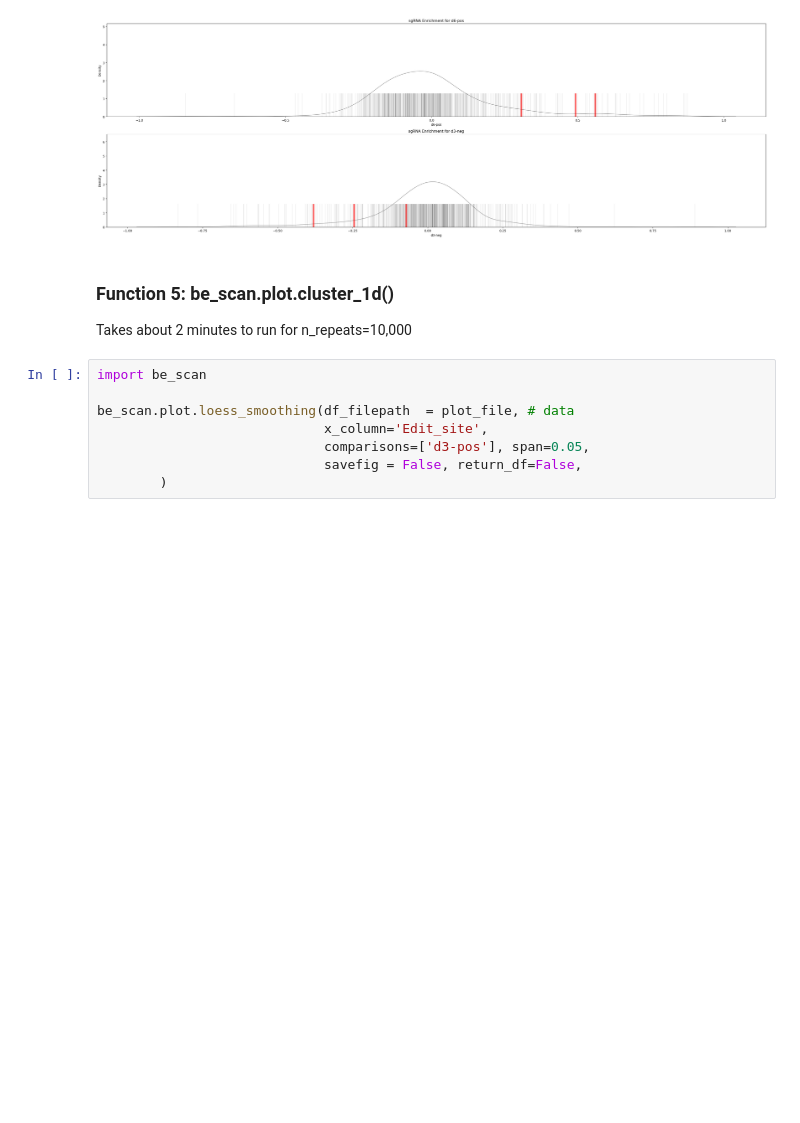
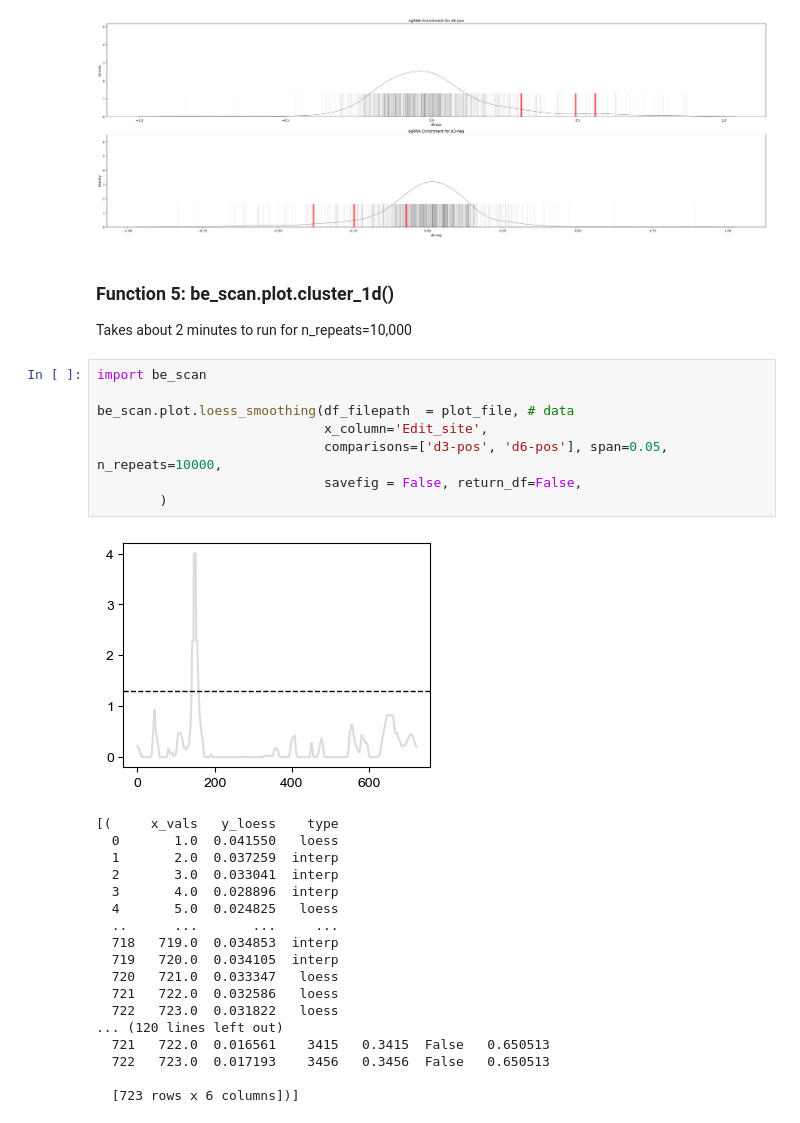
Before and after one commit to liaulab/be-scan, a Jupyter notebook: docs/source/notebooks/tutorial.ipynb, the cells around one changed output. Drawn from its saved outputs; the diff is of its cells as text; blank space fills up the shorter version.

Commit message:
loess add multiple plots

```diff
--- a/docs/source/notebooks/tutorial.ipynb
+++ b/docs/source/notebooks/tutorial.ipynb
@@ -470,8 +468,27 @@ Takes about 2 minutes to run for n_repeats=10,000
 # %%
 import be_scan
 
 be_scan.plot.loess_smoothing(df_filepath  = plot_file, # data
                              x_column='Edit_site',
-                             comparisons=['d3-pos'], span=0.05,
+                             comparisons=['d3-pos', 'd6-pos'], span=0.05, n_repeats=10000,
                              savefig = False, return_df=False,
         )
+# %% [output]
+[figure, added]
+[(     x_vals   y_loess    type
+  0       1.0  0.041550   loess
+  1       2.0  0.037259  interp
+  2       3.0  0.033041  interp
+  3       4.0  0.028896  interp
+  4       5.0  0.024825   loess
+  ..      ...       ...     ...
+  718   719.0  0.034853  interp
+  719   720.0  0.034105  interp
+  720   721.0  0.033347   loess
+  721   722.0  0.032586   loess
+  722   723.0  0.031822   loess
+... (120 lines left out)
+  721   722.0  0.016561    3415   0.3415  False   0.650513
+  722   723.0  0.017193    3456   0.3456  False   0.650513
+
+  [723 rows x 6 columns])]
```
Also changed, not shown: parts of 2 cells of this notebook, 1 other file.
